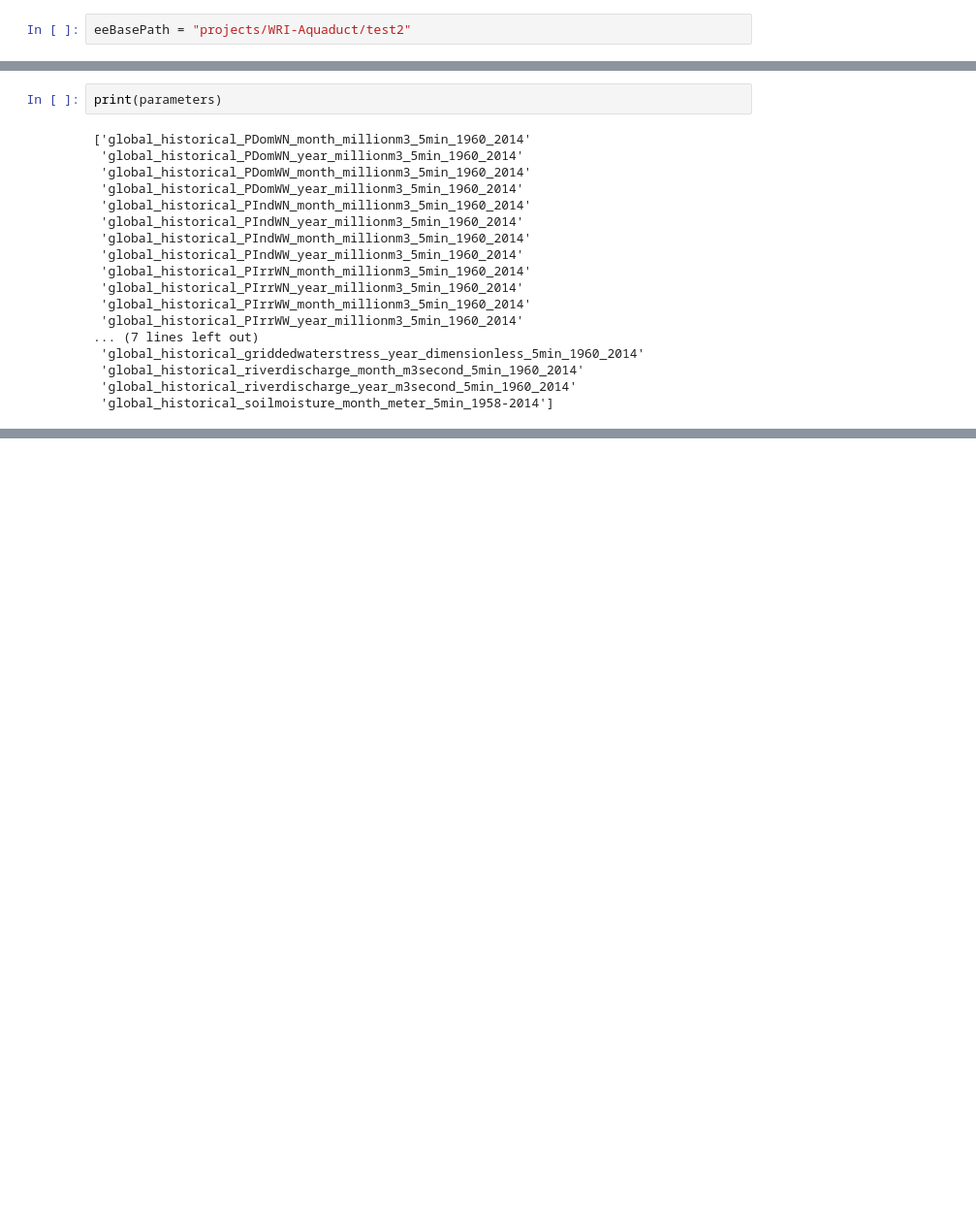
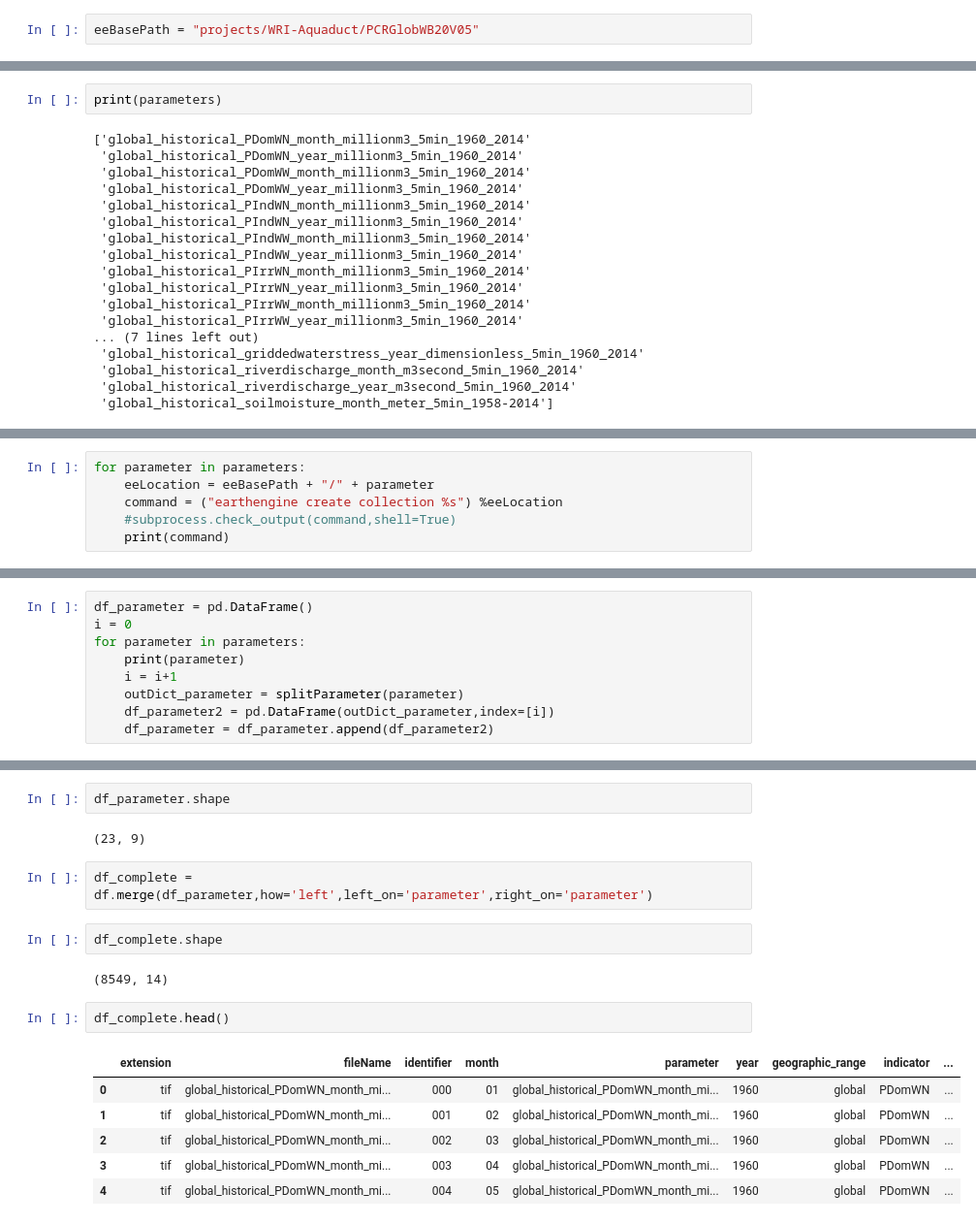
Before and after one commit to wri/Aqueduct30Docker, a Jupyter notebook: notebooks/production/Y2017M08D02_RH_Ingest_GCS_EE_V01.ipynb, the cells around one changed output, grey strips where cells are left out. Shown at 97% size. Saved outputs shown, nothing was run; the diff lists cells and outputs as text; blank space fills up the shorter version.

```diff
--- a/notebooks/production/Y2017M08D02_RH_Ingest_GCS_EE_V01.ipynb
+++ b/notebooks/production/Y2017M08D02_RH_Ingest_GCS_EE_V01.ipynb
@@ -43,7 +44,7 @@ def splitParameter(parameter):
 # %% [markdown]
 ## Script
 # %%
-eeBasePath = "projects/WRI-Aquaduct/test2"
+eeBasePath = "projects/WRI-Aquaduct/PCRGlobWB20V05"
 # %%
 command = ("earthengine create folder %s") %eeBasePath
 # %%
@@ -148,0 +143,6 @@ splitParameter("global_historical_PDomWN_month_millionm3_5min_1960_2014")
+# %%
+for parameter in parameters:
+    eeLocation = eeBasePath + "/" + parameter
+    command = ("earthengine create collection %s") %eeLocation
+    #subprocess.check_output(command,shell=True)
+    print(command)
@@ -148,0 +169,9 @@ splitParameter("global_historical_PDomWN_month_millionm3_5min_1960_2014")
+# %%
+df_parameter = pd.DataFrame()
+i = 0
+for parameter in parameters:
+    print(parameter)
+    i = i+1
+    outDict_parameter = splitParameter(parameter)
+    df_parameter2 = pd.DataFrame(outDict_parameter,index=[i])
+    df_parameter = df_parameter.append(df_parameter2)
@@ -148,0 +205,19 @@ splitParameter("global_historical_PDomWN_month_millionm3_5min_1960_2014")
+# %%
+df_parameter.shape
+# %% [output]
+(23, 9)
+# %%
+df_complete = df.merge(df_parameter,how='left',left_on='parameter',right_on='parameter')
+# %%
+df_complete.shape
+# %% [output]
+(8549, 14)
+# %%
+df_complete.head()
+# %% [output]
+|  | extension | fileName | identifier | month | parameter | year | geographic_range | indicator | ... |
+| 0 | tif | global_historical_PDomWN_month_mi... | 000 | 01 | global_historical_PDomWN_month_mi... | 1960 | global | PDomWN | ... |
+| 1 | tif | global_historical_PDomWN_month_mi... | 001 | 02 | global_historical_PDomWN_month_mi... | 1960 | global | PDomWN | ... |
+| 2 | tif | global_historical_PDomWN_month_mi... | 002 | 03 | global_historical_PDomWN_month_mi... | 1960 | global | PDomWN | ... |
+| 3 | tif | global_historical_PDomWN_month_mi... | 003 | 04 | global_historical_PDomWN_month_mi... | 1960 | global | PDomWN | ... |
+| 4 | tif | global_historical_PDomWN_month_mi... | 004 | 05 | global_historical_PDomWN_month_mi... | 1960 | global | PDomWN | ... |
```
Also changed, not shown: parts of 14 cells of this notebook, 3 other files.
